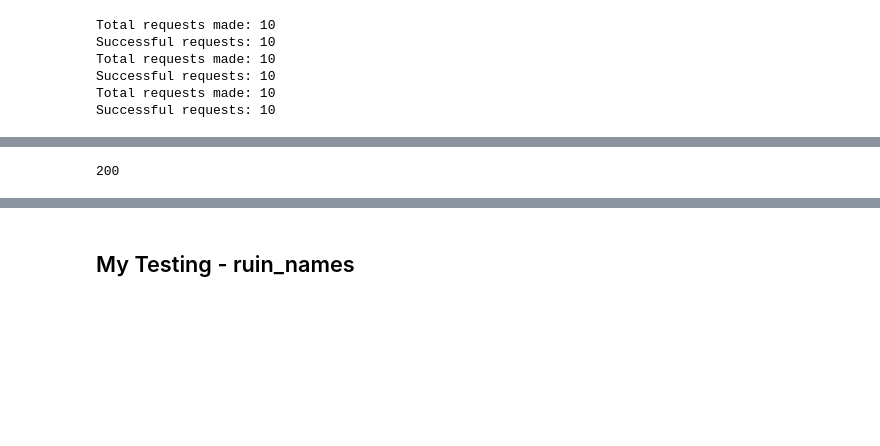
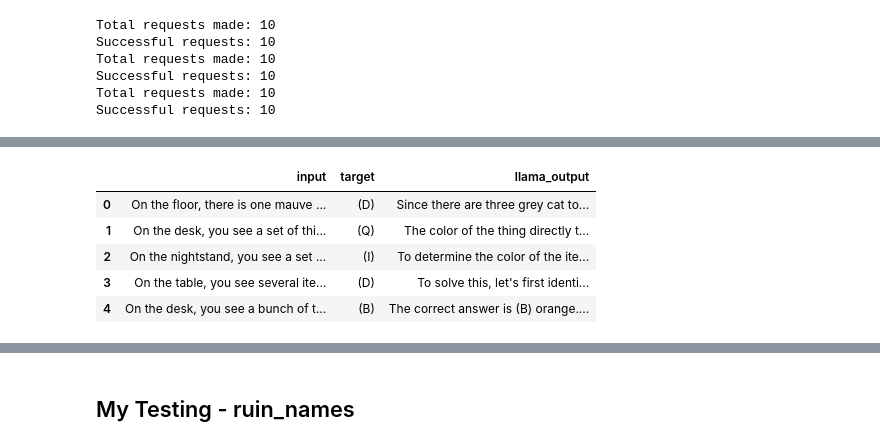
Before and after one commit to ezishr/Undergraduate-Research, a Jupyter notebook: Check points/Big Bench Hard/bigBenchHardEDA.ipynb, the cells around one changed output, grey strips where cells are left out. Cells and saved outputs as stored; diff of their text form; code cells hidden in the pictures; blank space fills up the shorter version.

```diff
--- a/Check points/Big Bench Hard/bigBenchHardEDA.ipynb
+++ b/Check points/Big Bench Hard/bigBenchHardEDA.ipynb
@@ -2365,7 +2374,12 @@ Successful requests: 10
-# %%
-groq_reasoning_colored_objects['llama_output'].isnull().sum()
-# %% [output]
-200
+# %%
+groq_reasoning_colored_objects.head()
+# %% [output]
+|  | input | target | llama_output |
+| 0 | On the floor, there is one mauve ... | (D) | Since there are three grey cat to... |
+| 1 | On the desk, you see a set of thi... | (Q) | The color of the thing directly t... |
+| 2 | On the nightstand, you see a set ... | (I) | To determine the color of the ite... |
+| 3 | On the table, you see several ite... | (D) | To solve this, let's first identi... |
+| 4 | On the desk, you see a bunch of t... | (B) | The correct answer is (B) orange.... |
 # %%
 groq_reasoning_colored_objects.info()
 # %% [output]
```
Also changed, not shown: parts of 30 cells of this notebook, 9 other files.
